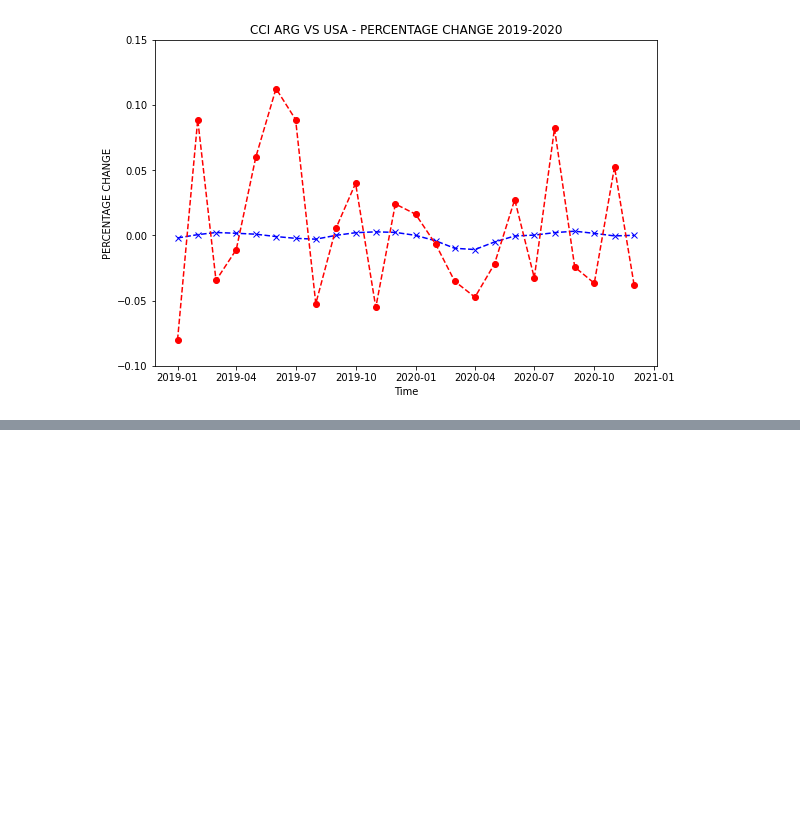
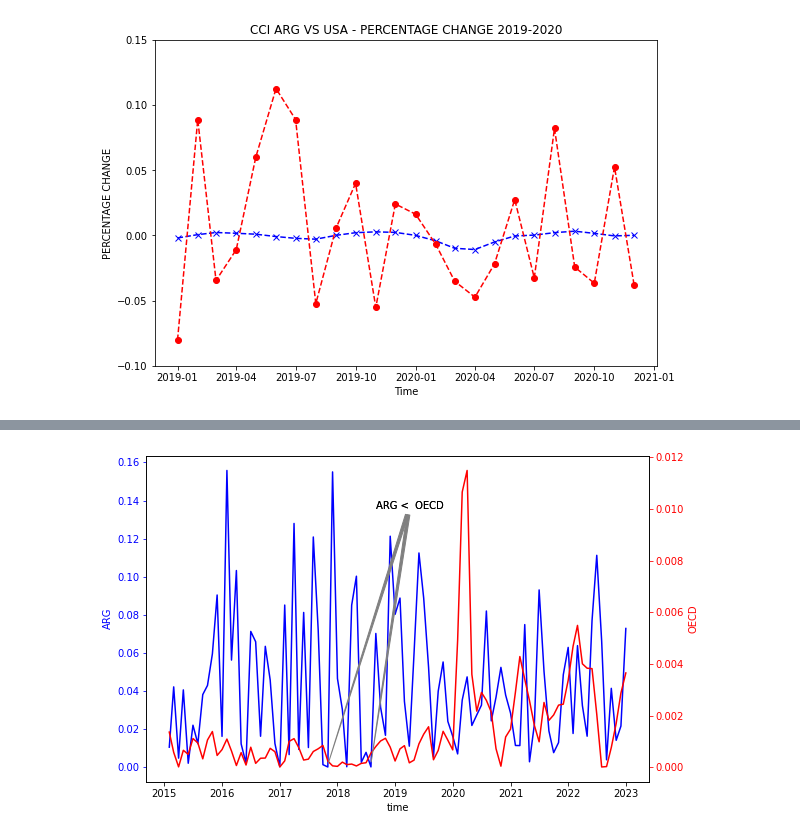
Before and after one commit to natmonge/UCDPA_NataliaMongelos, a Jupyter notebook: Data_Analytics_Project.ipynb, the cells around one changed output, grey strips where cells are left out. Cells and saved outputs as stored; diff of their text form; code cells hidden in the pictures; blank space fills up the shorter version.

```diff
--- a/Data_Analytics_Project.ipynb
+++ b/Data_Analytics_Project.ipynb
@@ -395,0 +523,9 @@ TIME
+# %%
+# MERGE OECD AND ARG ABSOLUTE VALUES
+
+OECD_ARG_ABS=pd.merge_ordered(ARG_CCI2, OECD_CCI, on='TIME', suffixes =('_ARG', '_OECD'))
+OECD_ARG_ABS=OECD_ARG_ABS.loc[0:,("TIME", "CHANGE_ARG","CHANGE_OECD", "PCT_CHANGE_ABS_ARG", "PCT_CHANGE_ABS_OECD")]
+
+OECD_ARG_ABS.set_index('TIME', inplace=True)
+
+OECD_ARG_ABS.head(200)
@@ -395,0 +547,5 @@ TIME
+# %%
+#DROP NaN
+OECD_ARG_ABS2=OECD_ARG_ABS.dropna(axis=0)
+
+OECD_ARG_ABS2.head()
@@ -395,0 +560,6 @@ TIME
+# %%
+#CHECK IF ARGENTINA EVER HAD A LOWER ABSOLUTE PERCENTAGE CHANGE THAN THE OECD . USE OF BOOLEAN
+OECD_ARG_ABS2['ARG LOWER ABS PCT CHANGE']=np.where(OECD_ARG_ABS2['PCT_CHANGE_ABS_OECD'] > OECD_ARG_ABS2['PCT_CHANGE_ABS_ARG'], True, False)
+
+result=OECD_ARG_ABS2[OECD_ARG_ABS2['ARG LOWER ABS PCT CHANGE']== True]
+result.head()
@@ -395,0 +576,26 @@ TIME
+# %%
+# CREATING A FUNCTION THAT PLOTS TIME SERIES
+
+def plot_timeseries(axes, x, y, color, xlabel, ylabel):
+  axes.plot(x, y, color=color)
+  axes.set_xlabel(xlabel)
+  axes.set_ylabel(ylabel, color=color)
+  axes.tick_params('y', colors=color)
+# %%
+# DATA VISUALIZATION WITH ANNOTATIONS, TEXT POSITIONING AND ARROWS
+fig, ax=plt.subplots()
+plot_timeseries(ax, OECD_ARG_ABS2.index, OECD_ARG_ABS2['PCT_CHANGE_ABS_ARG'], 'blue', 'time', 'ARG')
+ax2=ax.twinx()
+plot_timeseries(ax2,OECD_ARG_ABS2.index, OECD_ARG_ABS2['PCT_CHANGE_ABS_OECD'], 'red', 'time', 'OECD')
+ax2.annotate("ARG <  OECD",
+             xy=(pd.Timestamp("2017-11-01"), 0.000103),
+             xytext=(pd.Timestamp("2018-09-01"), 0.01),
+             arrowprops={"arrowstyle":"wedge", "color":"gray"})
+ax2.annotate("ARG <  OECD",
+             xy=(pd.Timestamp("2018-08-01"), 0.000137),
+             xytext=(pd.Timestamp("2018-09-01"), 0.01),
+             arrowprops={"arrowstyle":"wedge", "color":"gray"})
+
+plt.show()
+# %% [output]
+[figure, added]
```
Also changed, not shown: parts of 34 cells of this notebook.
